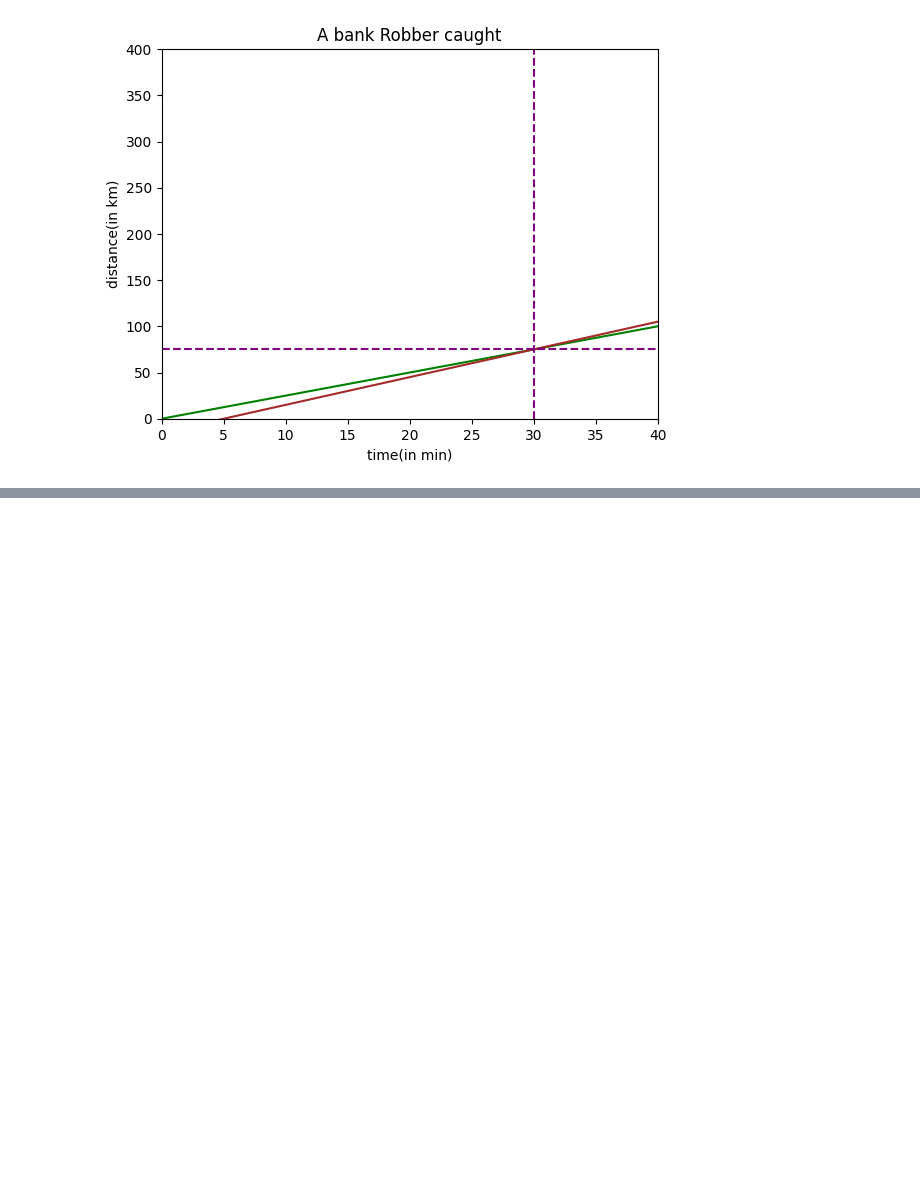
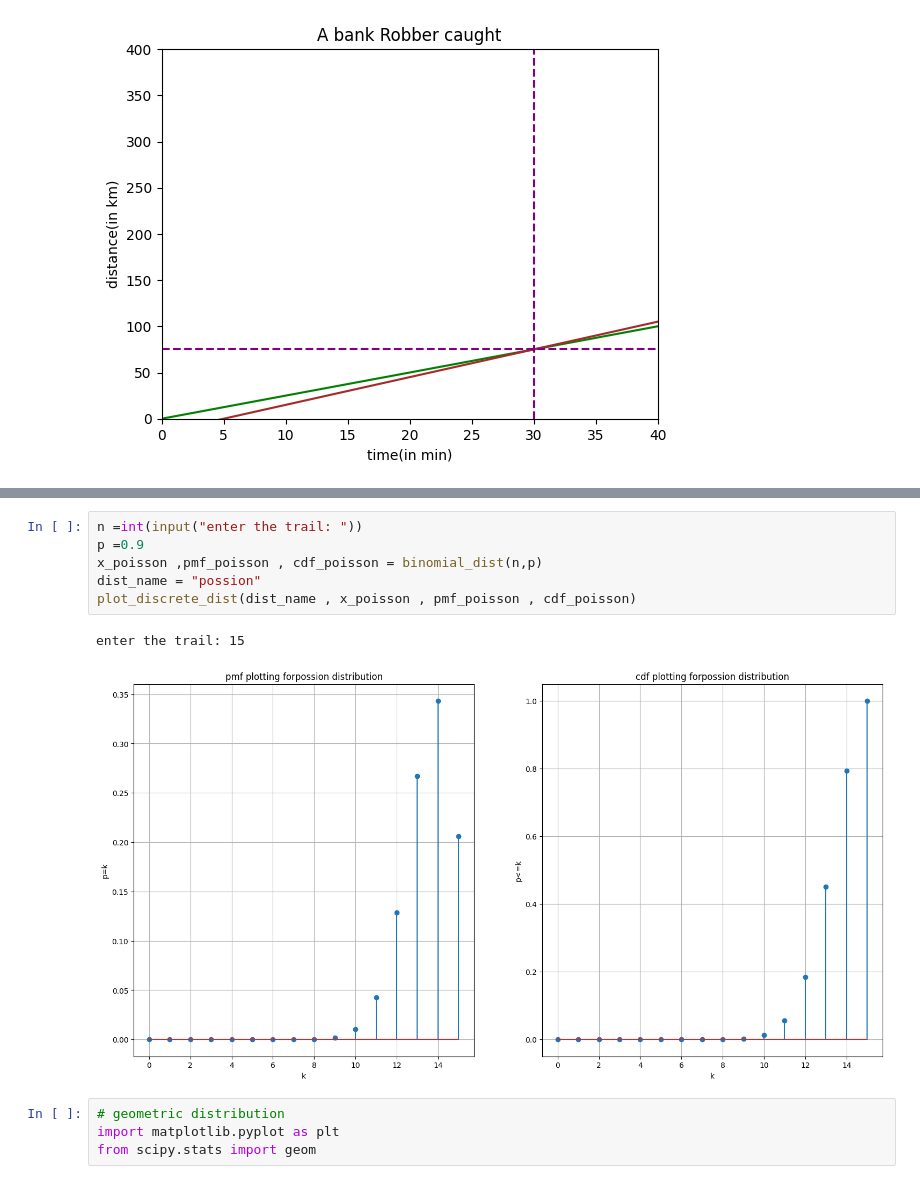
Before and after one commit to Ashish0011-ashu/OOP, a Jupyter notebook: practise_libraries.ipynb, the cells around one changed output, grey strips where cells are left out. Saved outputs shown, nothing was run; the diff lists cells and outputs as text; blank space fills up the shorter version.

```diff
--- a/practise_libraries.ipynb
+++ b/practise_libraries.ipynb
@@ -25,0 +128,13 @@ plt.show()
+# %%
+n =int(input("enter the trail: "))
+p =0.9
+x_poisson ,pmf_poisson , cdf_poisson = binomial_dist(n,p)
+dist_name = "possion"
+plot_discrete_dist(dist_name , x_poisson , pmf_poisson , cdf_poisson)
+# %% [output]
+enter the trail: 15
+[figure, added]
+# %%
+# geometric distribution
+import matplotlib.pyplot as plt
+from scipy.stats import geom
```
Also changed, not shown: parts of 11 cells of this notebook.
